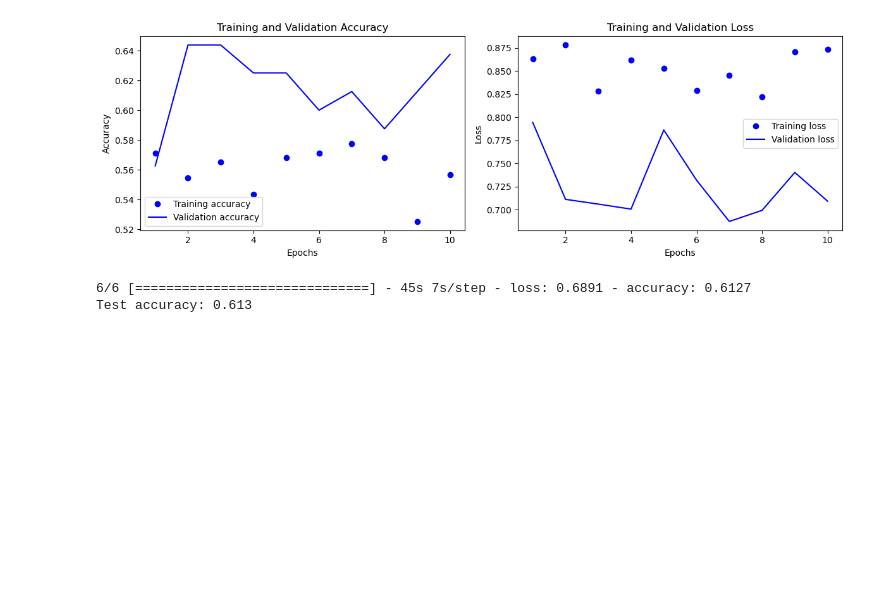
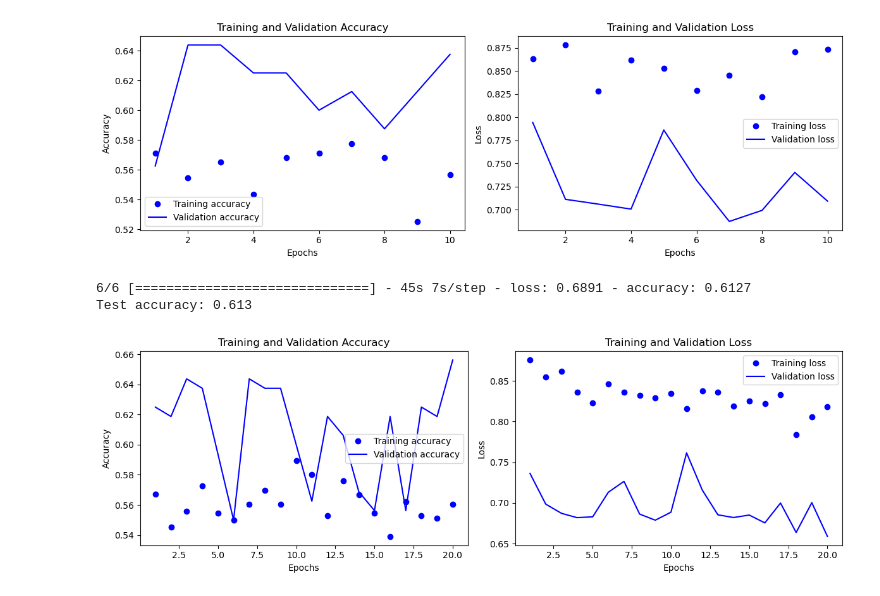
Before and after one commit to Shaz-5/oral-cancer-classification, a Jupyter notebook: Oral Cancer Classfication.ipynb, the cells around one changed output. Saved outputs shown, nothing was run; the diff lists cells and outputs as text; code cells hidden in the pictures; blank space fills up the shorter version.

Commit message:
Fine-tuned VGG16

```diff
--- a/Oral Cancer Classfication.ipynb
+++ b/Oral Cancer Classfication.ipynb
@@ -479,0 +484,21 @@ Test accuracy: 0.613
+# %%
+# fine-tuning
+vgg16_model = keras.models.load_model("vgg16.keras")
+vgg16_model.compile(optimizer=Adam(learning_rate=0.001),
+              loss='categorical_crossentropy',
+              metrics=['accuracy'])
+
+callbacks = [ keras.callbacks.ModelCheckpoint( filepath="vgg16.keras", save_best_only=True, monitor="val_loss") ]
+
+history = vgg16_model.fit(
+    train_data,
+    validation_data=validation_data,
+    epochs=20,
+    steps_per_epoch=train_data.samples // train_data.batch_size,
+    validation_steps=validation_data.samples // validation_data.batch_size,
+    callbacks=callbacks
+)
+# %%
+plot_training_history(history)
+# %% [output]
+[figure, added]
```
Also changed, not shown: parts of 3 cells of this notebook, 1 other file.
